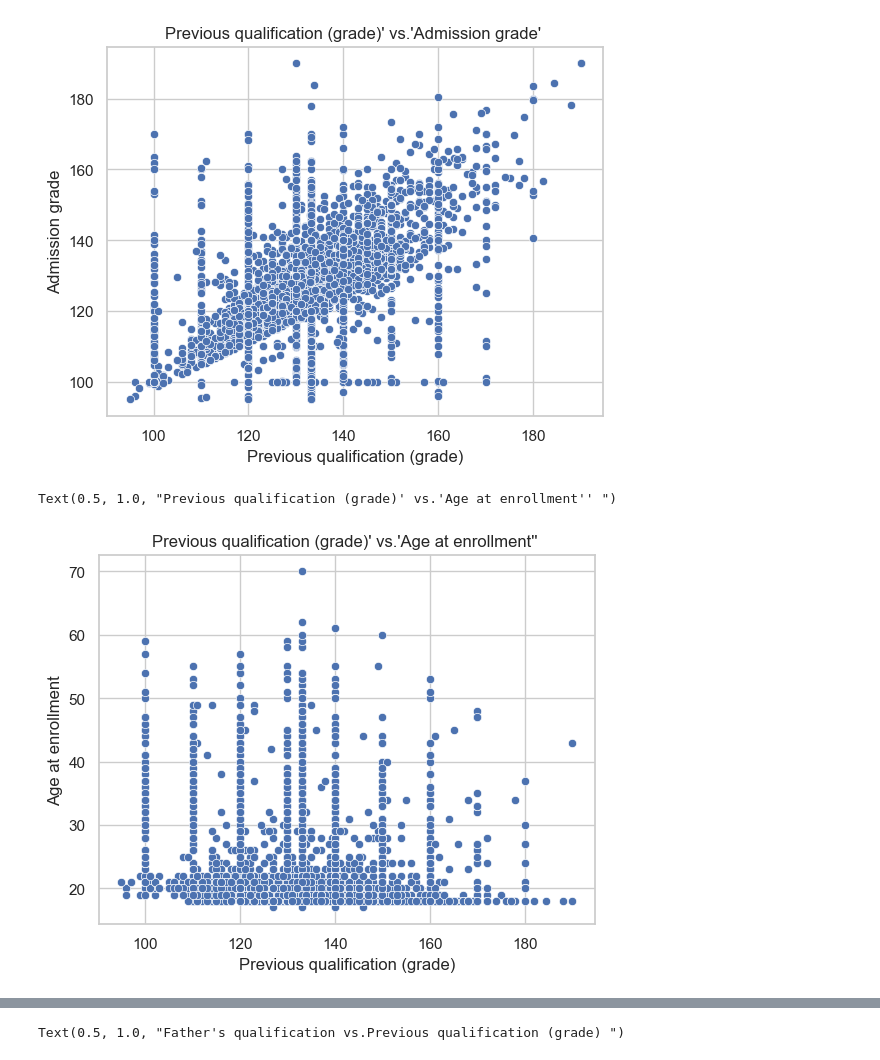
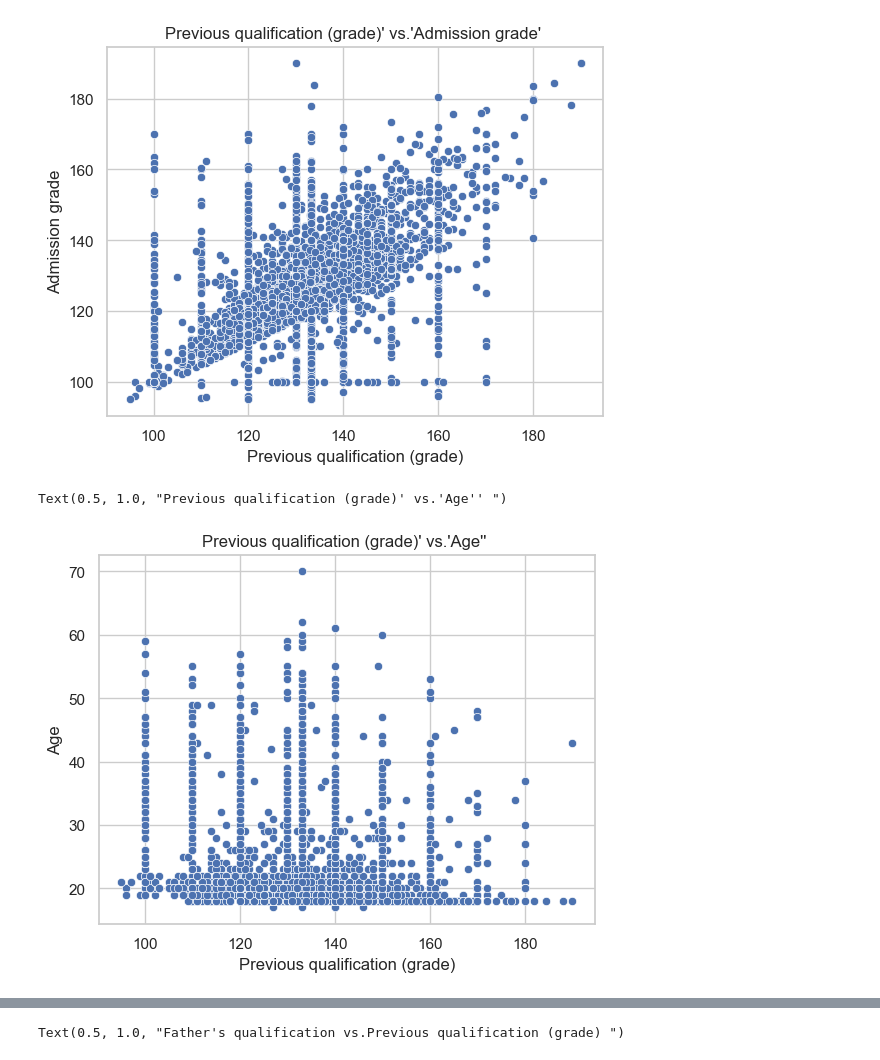
Before and after one commit to d-e-o-lab/MCS7103EDAssignment, a Jupyter notebook: predict_students_dropout_and_academic_success.ipynb, the cells around one changed output, grey strips where cells are left out. Drawn from its saved outputs; the diff is of its cells as text; code cells hidden in the pictures.

```diff
--- a/predict_students_dropout_and_academic_success.ipynb
+++ b/predict_students_dropout_and_academic_success.ipynb
@@ -185,3 +205,5 @@ dtype: int64
+# %%
+data_frame.rename(columns = {'Age at enrollment':'Age'}, inplace = True)
 # %%
 # EXPLORATORY DATA ANALYSIS
 # %%
@@ -307,0 +326,6 @@ for column in categorical_columns:
+# %%
+data_frame['Target'] = data_frame['Target'].map({
+    'Dropout':0,
+    'Enrolled':1,
+    'Graduate':2
+})
@@ -422,9 +450,9 @@ plt.title("Previous qualification (grade)' vs.'Admission grade' ")
 Text(0.5, 1.0, "Previous qualification (grade)' vs.'Admission grade' ")
 [figure]
 # %%
-sns.scatterplot(data_frame['Previous qualification (grade)'],data_frame['Age at enrollment'])
-plt.title("Previous qualification (grade)' vs.'Age at enrollment'' ")
+sns.scatterplot(data_frame['Previous qualification (grade)'],data_frame['Age'])
+plt.title("Previous qualification (grade)' vs.'Age'' ")
 # %% [output]
-Text(0.5, 1.0, "Previous qualification (grade)' vs.'Age at enrollment'' ")
+Text(0.5, 1.0, "Previous qualification (grade)' vs.'Age'' ")
-[figure, old version]
+[figure, new version]
 # %%
```
Also changed, not shown: parts of 77 cells of this notebook.
